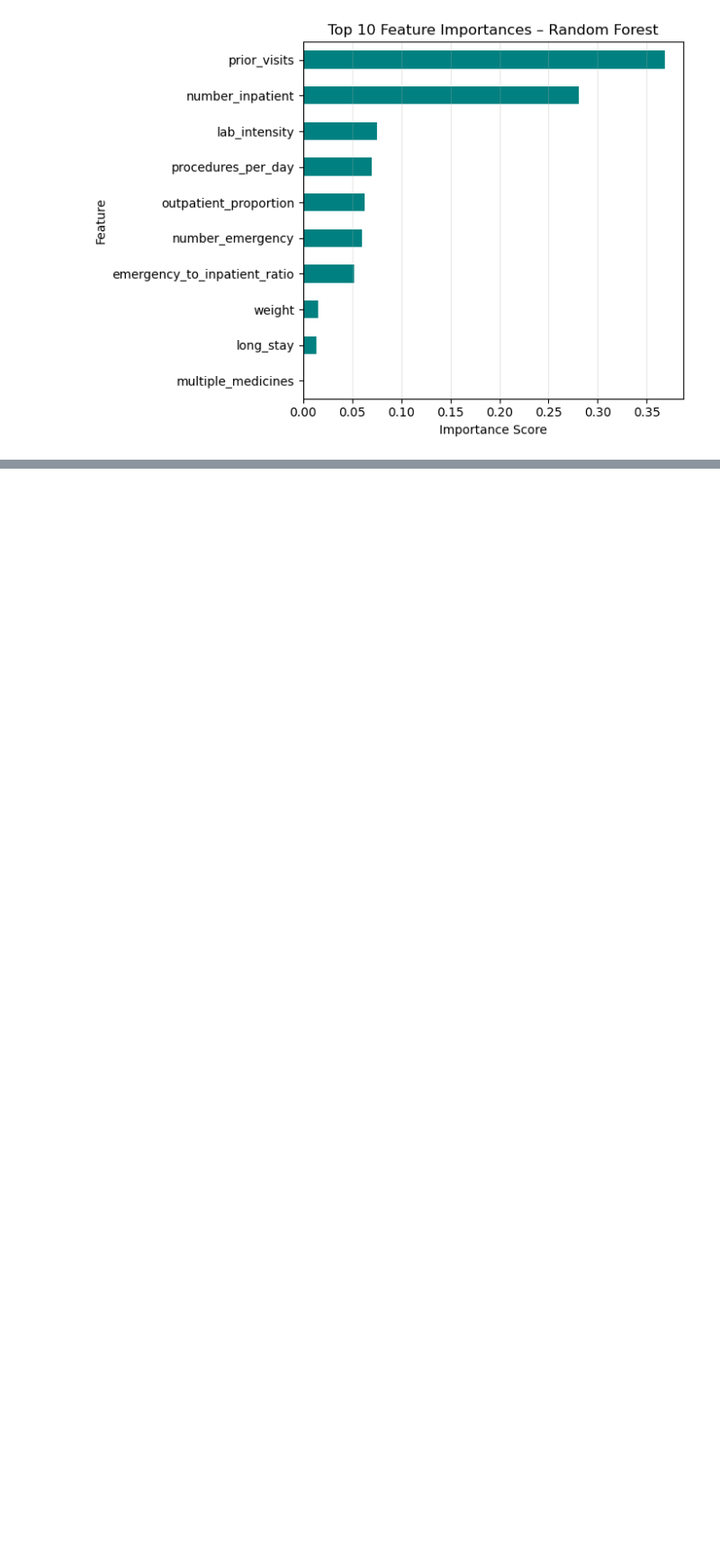
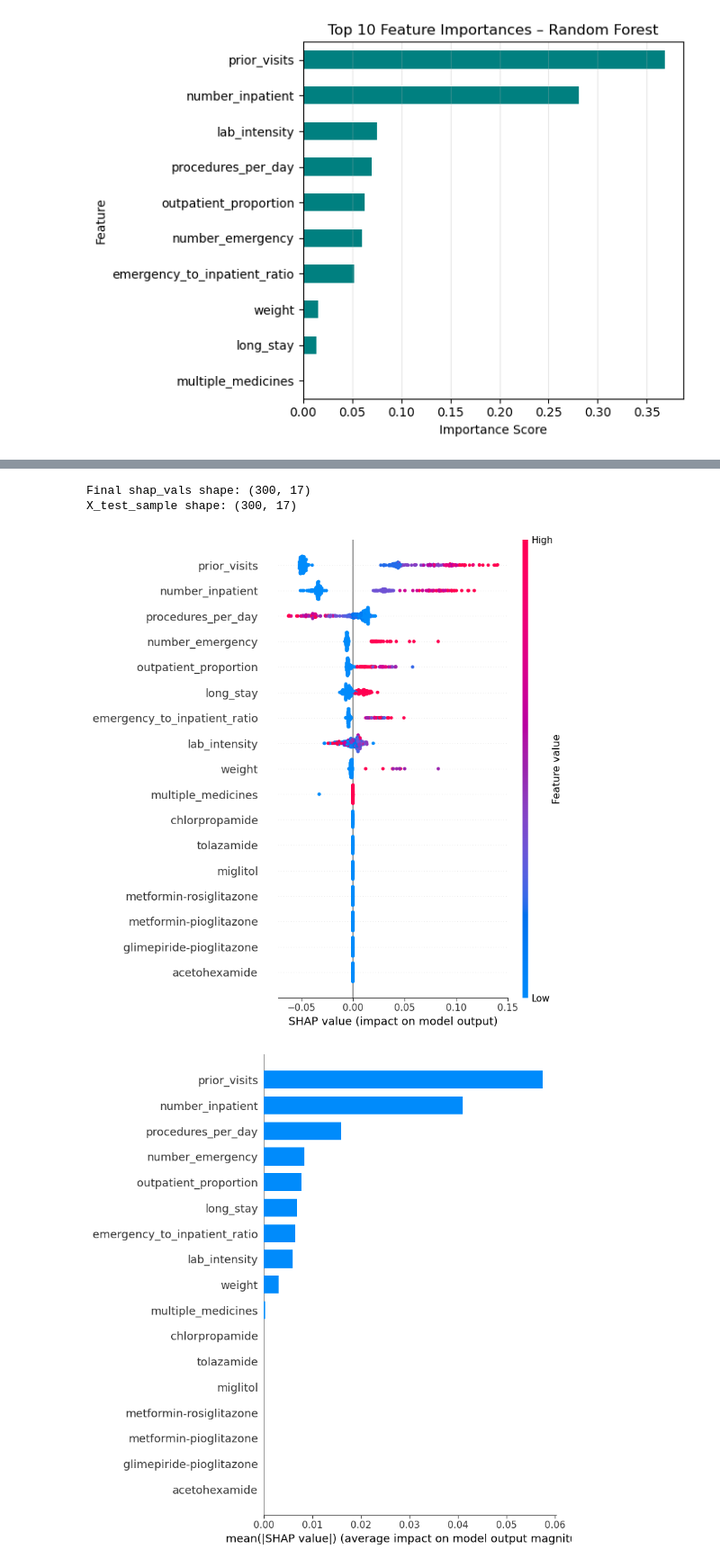
Before and after one commit to DylanSuniaga/CAP_3764_2025_Fall_Team_3, a Jupyter notebook: notebooks/main.ipynb, the cells around one changed output, grey strips where cells are left out. Shown at 90% size. Cells and saved outputs as stored; diff of their text form; code cells hidden in the pictures; blank space fills up the shorter version.

```diff
--- a/notebooks/main.ipynb
+++ b/notebooks/main.ipynb
@@ -235,3 +235,37 @@ plt.show()
 [figure]
 [figure]
 [figure]
+# %%
+import shap
+shap.initjs()
+
+rf_explainer = shap.TreeExplainer(best_rf)
+
+X_test_sample = X_test_scaled.sample(300, random_state=42)
+
+raw = rf_explainer.shap_values(X_test_sample)r
+
+if isinstance(raw, list):
+    raw = raw[1]          # positive class
+
+if raw.ndim == 3:
+    shap_vals = raw[:, :, 1]
+else:
+    shap_vals = raw
+
+print("Final shap_vals shape:", shap_vals.shape)
+print("X_test_sample shape:", X_test_sample.shape)
+
+shap.summary_plot(
+    shap_vals,
+    X_test_sample,
+    feature_names=X_test_sample.columns
+)
+
+shap.summary_plot(
+    shap_vals,
+    X_test_sample,
+    feature_names=X_test_sample.columns,
+    plot_type="bar"
+)
+# %% [output]
@@ -237,0 +273,4 @@ plt.show()
+Final shap_vals shape: (300, 17)
+X_test_sample shape: (300, 17)
+[figure, added]
+[figure, added]
```
Also changed, not shown: parts of 2 cells of this notebook, 10 other files.
